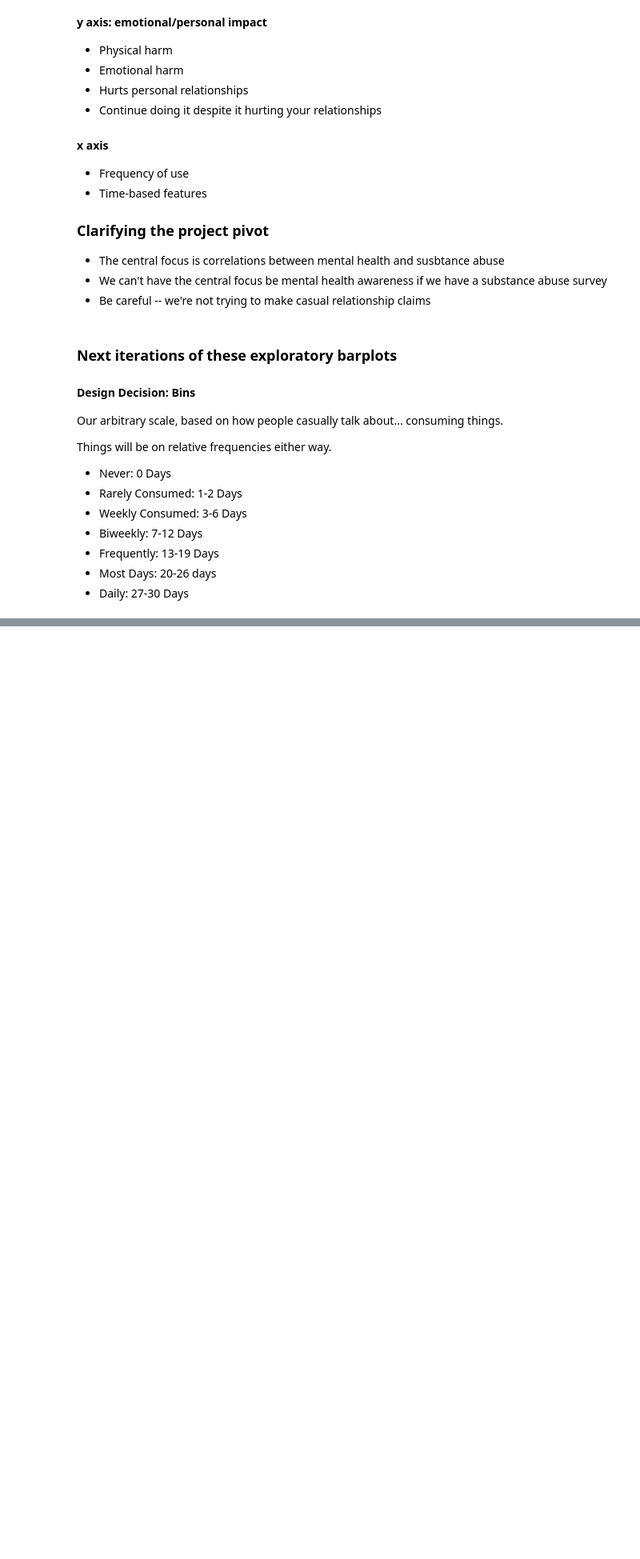
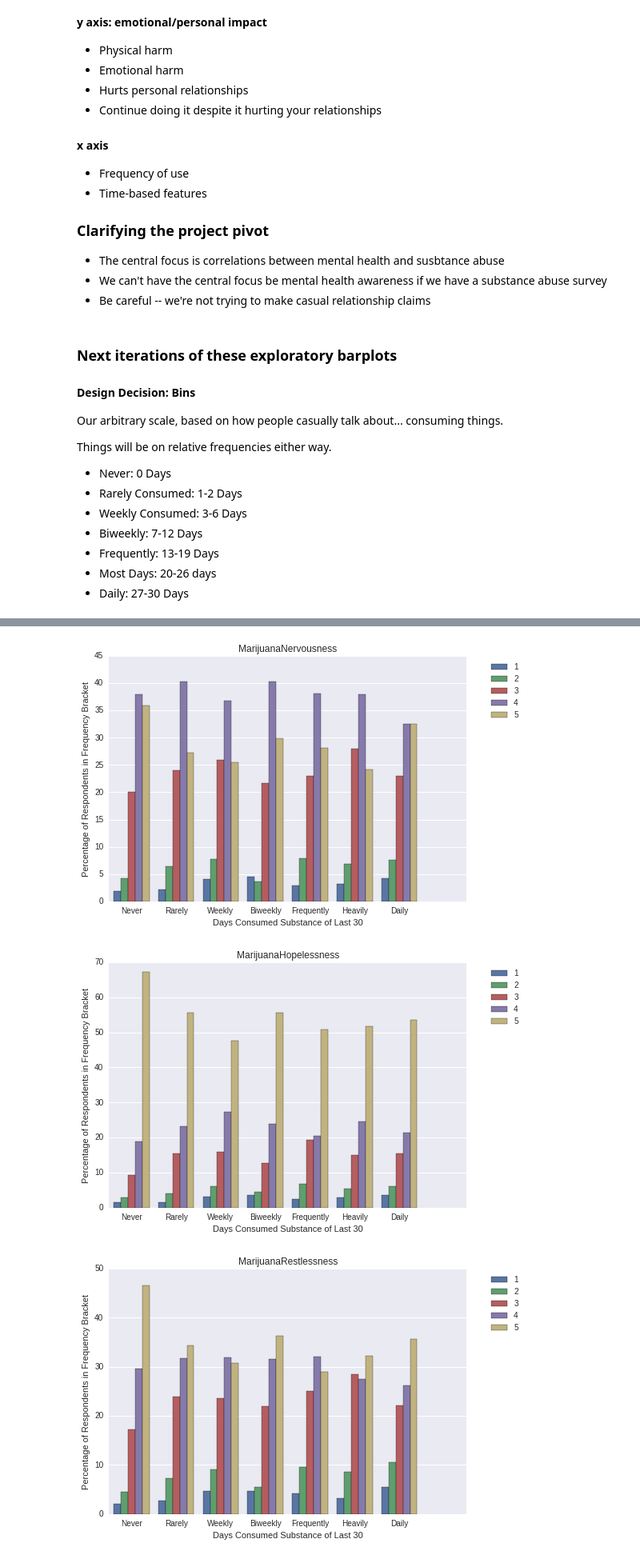
Before and after one commit to greenteawarrior/DataScience16CTW, a Jupyter notebook: drugs_usage_health_intro.ipynb, the cells around one changed output, grey strips where cells are left out. Shown at 80% size. Drawn from its saved outputs; the diff is of its cells as text; code cells hidden in the pictures; blank space fills up the shorter version.

```diff
--- a/drugs_usage_health_intro.ipynb
+++ b/drugs_usage_health_intro.ipynb
@@ -351,0 +381,9 @@ mental_health_bars30_freq(df, "COCUS30A", "DSTNRV30", "Cocaine", "Nervousness")
+# %%
+mental_health_bars30_freq(df, "MJDAY30A", "DSTNRV30", "Marijuana", "Nervousness")
+mental_health_bars30_freq(df, "MJDAY30A", "DSTHOP30", "Marijuana", "Hopelessness")
+mental_health_bars30_freq(df, "MJDAY30A", "DSTRST30", "Marijuana", "Restlessness")
+mental_health_bars30_freq(df, "MJDAY30A", "DSTCHR30", "Marijuana", "Depression")
+# %% [output]
+[figure, added]
+[figure, added]
+[figure, added]
```
Also changed, not shown: parts of 8 cells of this notebook, 1 other file.
